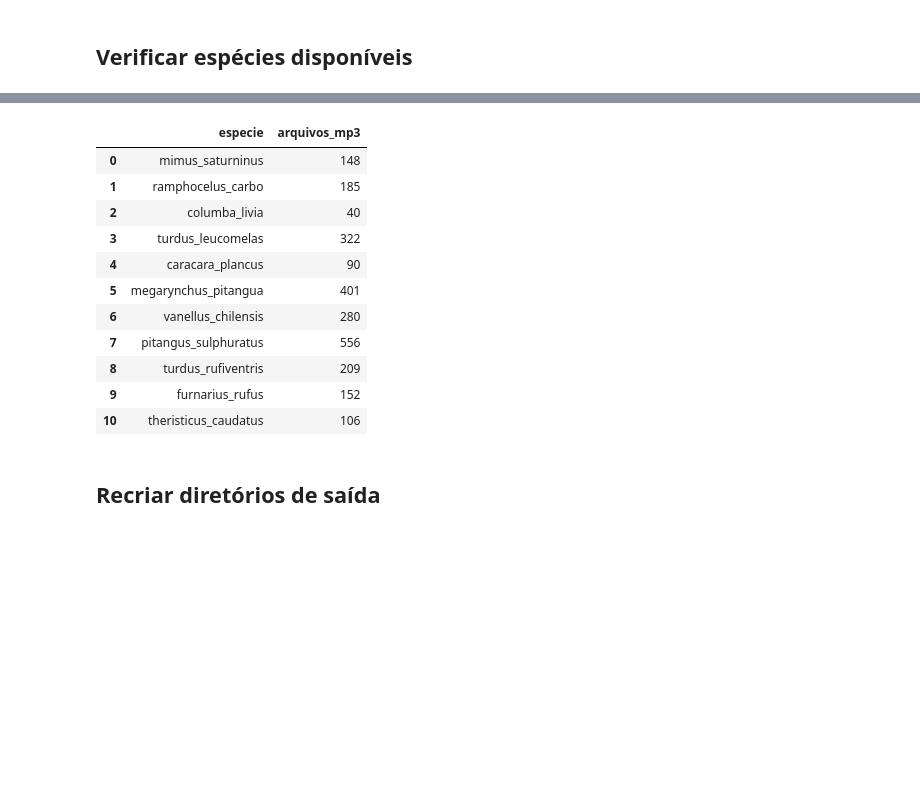
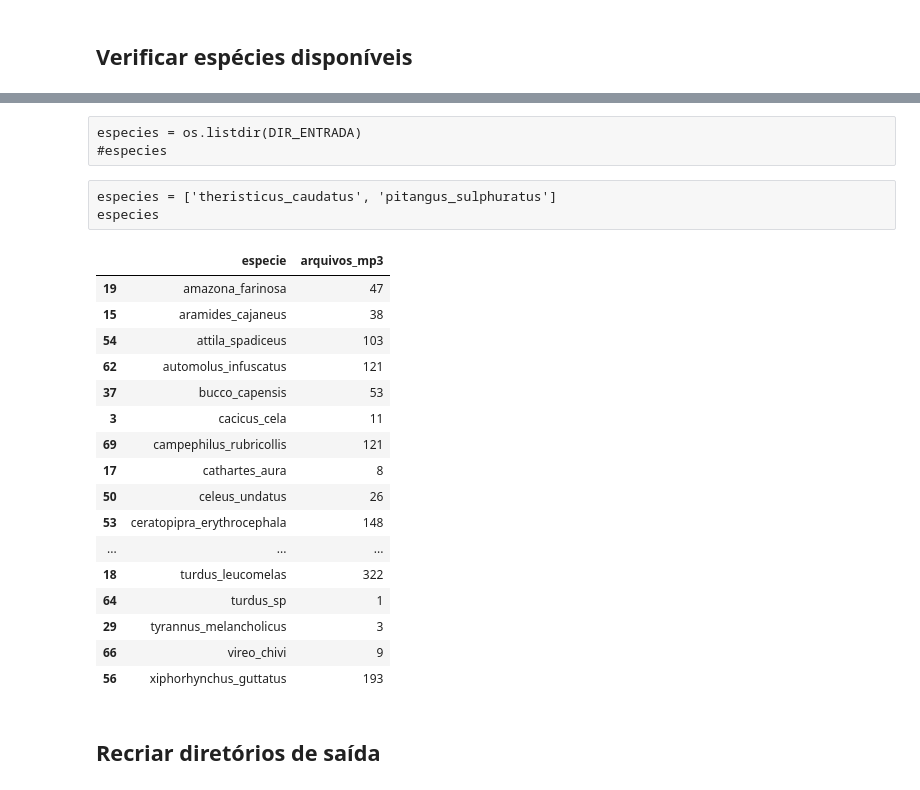
Before and after one commit to hjort/bird-reco, a Jupyter notebook: 21-preparar-massa-audio-wav.ipynb, the cells around one changed output, grey strips where cells are left out. Cells and saved outputs as stored; diff of their text form; code cells hidden in the pictures; blank space fills up the shorter version.

```diff
--- a/21-preparar-massa-audio-wav.ipynb
+++ b/21-preparar-massa-audio-wav.ipynb
@@ -34,0 +32,7 @@ especies = os.listdir(DIR_ENTRADA)
+# %%
+ARQUIVO_ESPECIES = 'especies-oiapoque.txt'
+
+especies = []
+with open(ARQUIVO_ESPECIES, 'r') as f:
+    especies = [especie.rstrip().lower().replace(' ', '_') for especie in f.readlines()]
+especies
@@ -35,27 +57,47 @@ especies = os.listdir(DIR_ENTRADA)
+# %% [raw]
+especies = os.listdir(DIR_ENTRADA)
+#especies
+# %% [raw]
+especies = ['theristicus_caudatus', 'pitangus_sulphuratus']
+especies
 # %%
 arquivos = []
+especies_disponiveis = []
+
 for especie in especies:
-    arquivos.append(len(os.listdir(DIR_ENTRADA + '/' + especie)))
-#arquivos
+    dir_especie = os.path.join(DIR_ENTRADA, especie)
+    if os.path.isdir(dir_especie):
+        arquivos.append(len(os.listdir(dir_especie)))
+        especies_disponiveis.append(especie)
+
+especies = especies_disponiveis
 # %%
+pd.set_option('display.max_rows', 100)
+
 df = pd.DataFrame({
     'especie': especies,
     'arquivos_mp3': arquivos
 })
-df
+
+df.sort_values('especie')
 # %% [output]
 |  | especie | arquivos_mp3 |
-| 0 | mimus_saturninus | 148 |
-| 1 | ramphocelus_carbo | 185 |
-| 2 | columba_livia | 40 |
-| 3 | turdus_leucomelas | 322 |
-| 4 | caracara_plancus | 90 |
-| 5 | megarynchus_pitangua | 401 |
-| 6 | vanellus_chilensis | 280 |
-| 7 | pitangus_sulphuratus | 556 |
-| 8 | turdus_rufiventris | 209 |
-| 9 | furnarius_rufus | 152 |
-| 10 | theristicus_caudatus | 106 |
+| 19 | amazona_farinosa | 47 |
+| 15 | aramides_cajaneus | 38 |
+| 54 | attila_spadiceus | 103 |
+| 62 | automolus_infuscatus | 121 |
+| 37 | bucco_capensis | 53 |
+| 3 | cacicus_cela | 11 |
+| 69 | campephilus_rubricollis | 121 |
+| 17 | cathartes_aura | 8 |
+| 50 | celeus_undatus | 26 |
+| 53 | ceratopipra_erythrocephala | 148 |
+| ... | ... | ... |
+| 18 | turdus_leucomelas | 322 |
+| 64 | turdus_sp | 1 |
+| 29 | tyrannus_melancholicus | 3 |
+| 66 | vireo_chivi | 9 |
+| 56 | xiphorhynchus_guttatus | 193 |
 # %% [markdown]
 ## Recriar diretórios de saída
 # %%
```
Also changed, not shown: parts of 9 cells of this notebook, 3 other files.
